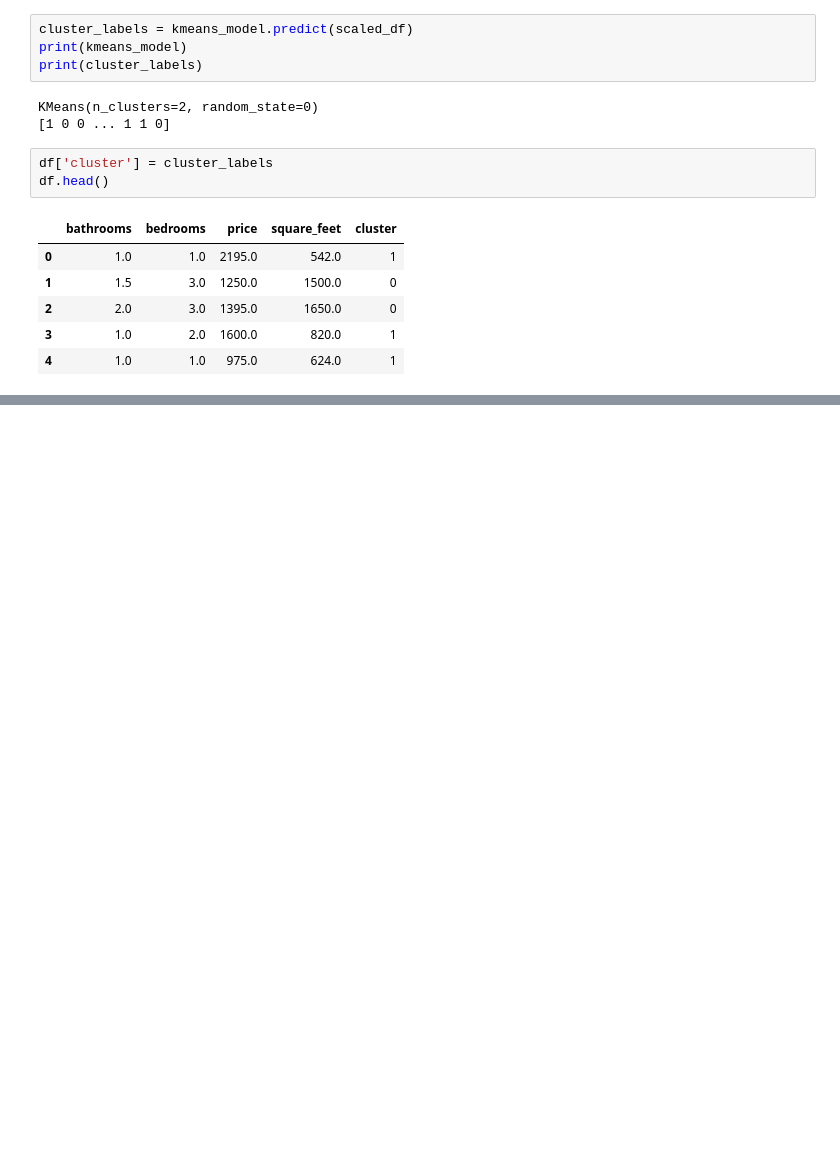
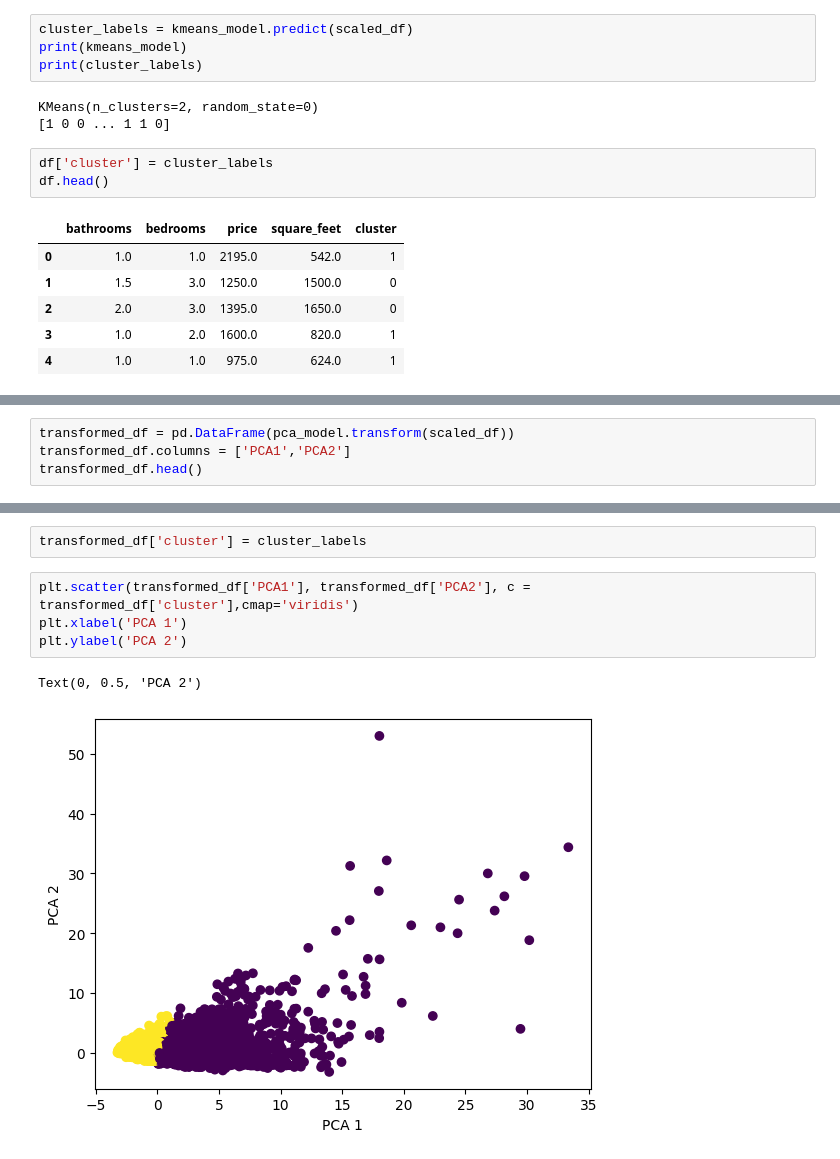
Before and after one commit to hdiazf/machine_learning_2, a Jupyter notebook: notebook/Tarea1_K-Means.ipynb, the cells around one changed output, grey strips where cells are left out. Drawn from its saved outputs; the diff is of its cells as text; blank space fills up the shorter version.

```diff
--- a/notebook/Tarea1_K-Means.ipynb
+++ b/notebook/Tarea1_K-Means.ipynb
@@ -417,0 +412,4 @@ Name: cluster, dtype: int64
+# %%
+transformed_df = pd.DataFrame(pca_model.transform(scaled_df))
+transformed_df.columns = ['PCA1','PCA2']
+transformed_df.head()
@@ -417,0 +423,9 @@ Name: cluster, dtype: int64
+# %%
+transformed_df['cluster'] = cluster_labels
+# %%
+plt.scatter(transformed_df['PCA1'], transformed_df['PCA2'], c = transformed_df['cluster'],cmap='viridis')
+plt.xlabel('PCA 1')
+plt.ylabel('PCA 2')
+# %% [output]
+Text(0, 0.5, 'PCA 2')
+[figure, added]
```
Also changed, not shown: parts of 22 cells of this notebook.
